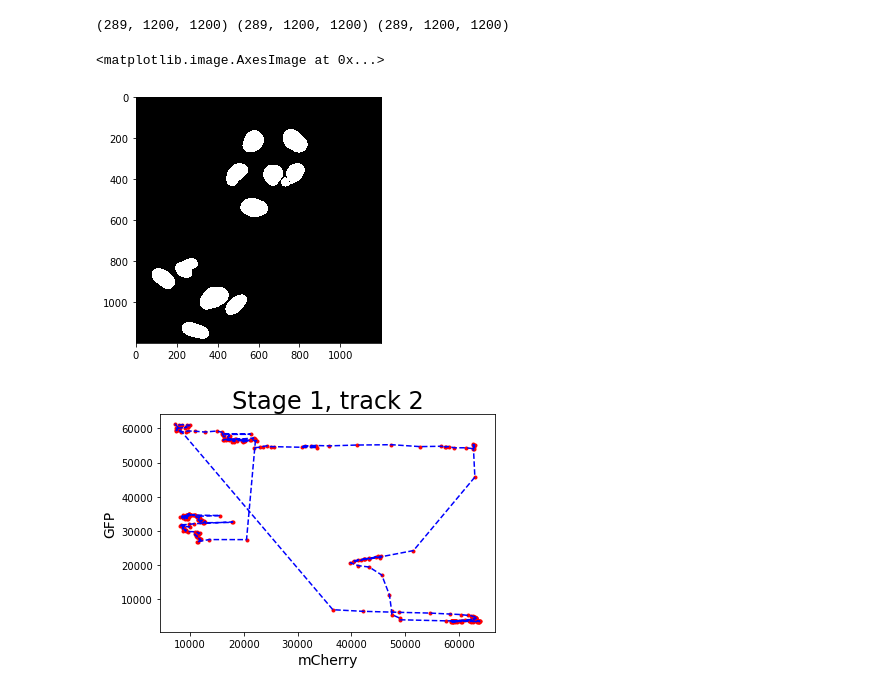
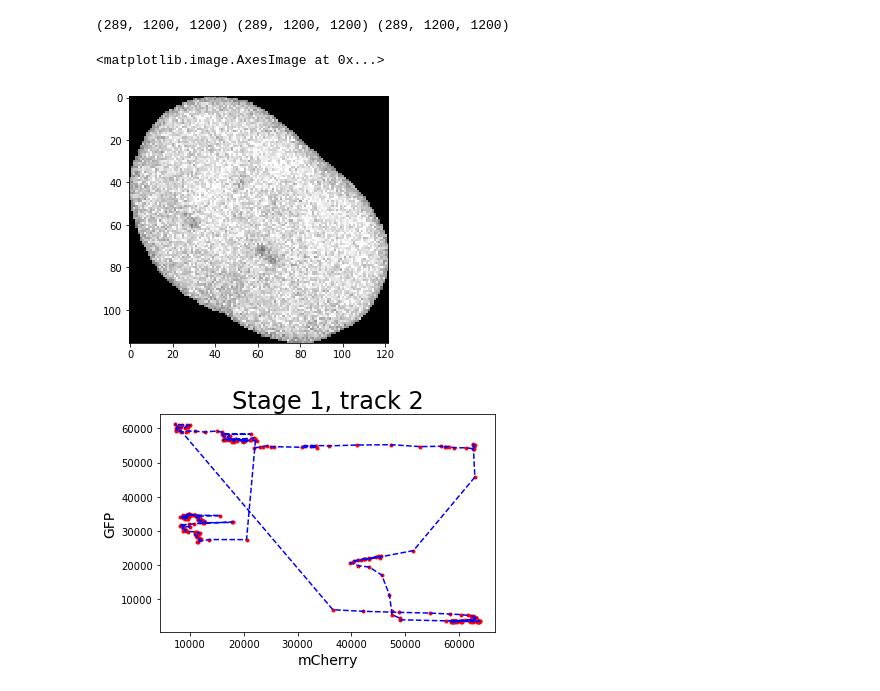
Before and after one commit to AlanaYuchen/Fucci, a Jupyter notebook: MeasureByMask.ipynb, the cells around one changed output. Drawn from its saved outputs; the diff is of its cells as text; code cells hidden in the pictures.

```diff
--- a/MeasureByMask.ipynb
+++ b/MeasureByMask.ipynb
@@ -21,8 +24,26 @@ print(np.shape(mask), np.shape(gfp), np.shape(mcy)) # check dimention
 frame_num = np.shape(mask)[0] # get time-lapse length
 # %% [output]
 (289, 1200, 1200) (289, 1200, 1200) (289, 1200, 1200)
+# %%
+# Example: Measure intensity of each object in frame 1
+gfp_frame = measure.regionprops(
+    measure.label(mask[1,:,:]),
+    intensity_image = gfp[1,:,:])
+mcy_frame = measure.regionprops(
+    measure.label(mask[1,:,:]),
+    intensity_image = mcy[1,:,:])
+# Reference: https://blog.csdn.net/u013066730/article/details/87971770
+i = 0
+j = 1
+bbox_obj = gfp_frame[i].bbox
+bbox.append(bbox_obj)
+gfp_obj = np.multiply(gfp[j, bbox_obj[0]:bbox_obj[2], bbox_obj[1]:bbox_obj[3]], gfp_frame[i].image)
+mcy_obj = np.multiply(mcy[j, bbox_obj[0]:bbox_obj[2], bbox_obj[1]:bbox_obj[3]], gfp_frame[i].image)
+dic_obj = np.multiply(dic[j, bbox_obj[0]:bbox_obj[2], bbox_obj[1]:bbox_obj[3]], gfp_frame[i].image)
+stack = np.stack([dic_obj, gfp_obj, mcy_obj], axis=2)
+stack_resized = transform.resize(stack, (80,80,3))
 # %%
-io.imshow(mask[1,:,:])
+io.imshow(gfp_obj)
 # %% [output]
 <matplotlib.image.AxesImage at 0x...>
-[figure, old version]
+[figure, new version]
```
Also changed, not shown: parts of 9 cells of this notebook, 2 other files.
